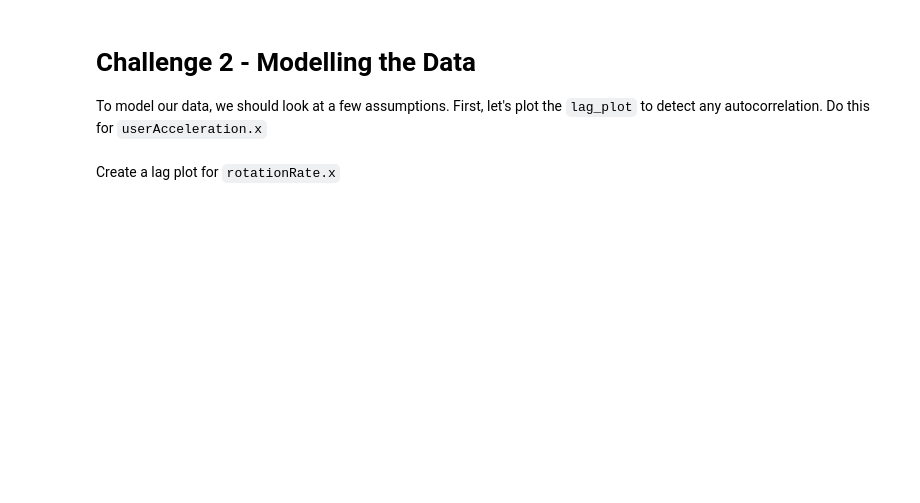
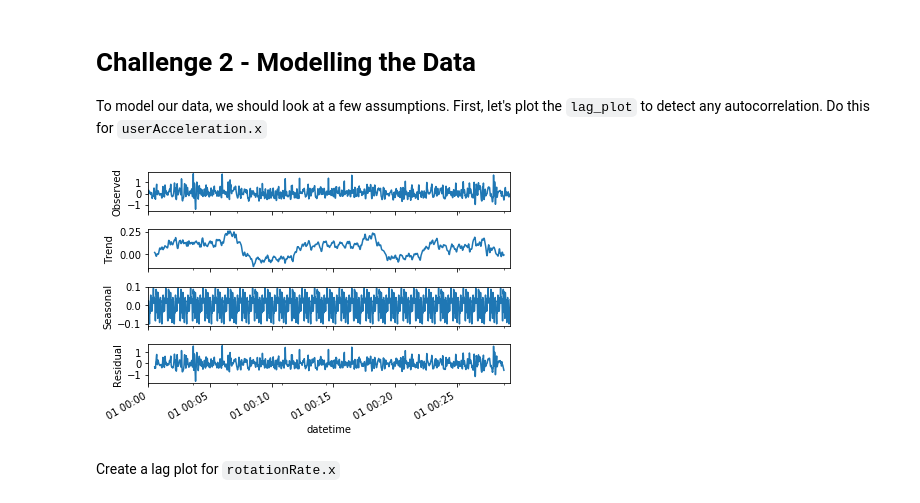
Before and after one commit to ta-data-bcn/lab-time-series, a Jupyter notebook: your-code/main.ipynb, the cells around one changed output. Drawn from its saved outputs; the diff is of its cells as text; code cells hidden in the pictures; blank space fills up the shorter version.

```diff
--- a/your-code/main.ipynb
+++ b/your-code/main.ipynb
@@ -52,2 +114,8 @@ To model our data, we should look at a few assumptions. First, let's plot the `l
+# %%
+# your code here
+decomposed = sm.tsa.seasonal_decompose(sensor["userAcceleration.x"],freq=60)
+decomposed_plot = decomposed.plot()
+# %% [output]
+[figure, added]
 # %% [markdown]
 Create a lag plot for `rotationRate.x`
```
Also changed, not shown: parts of 15 cells of this notebook.
